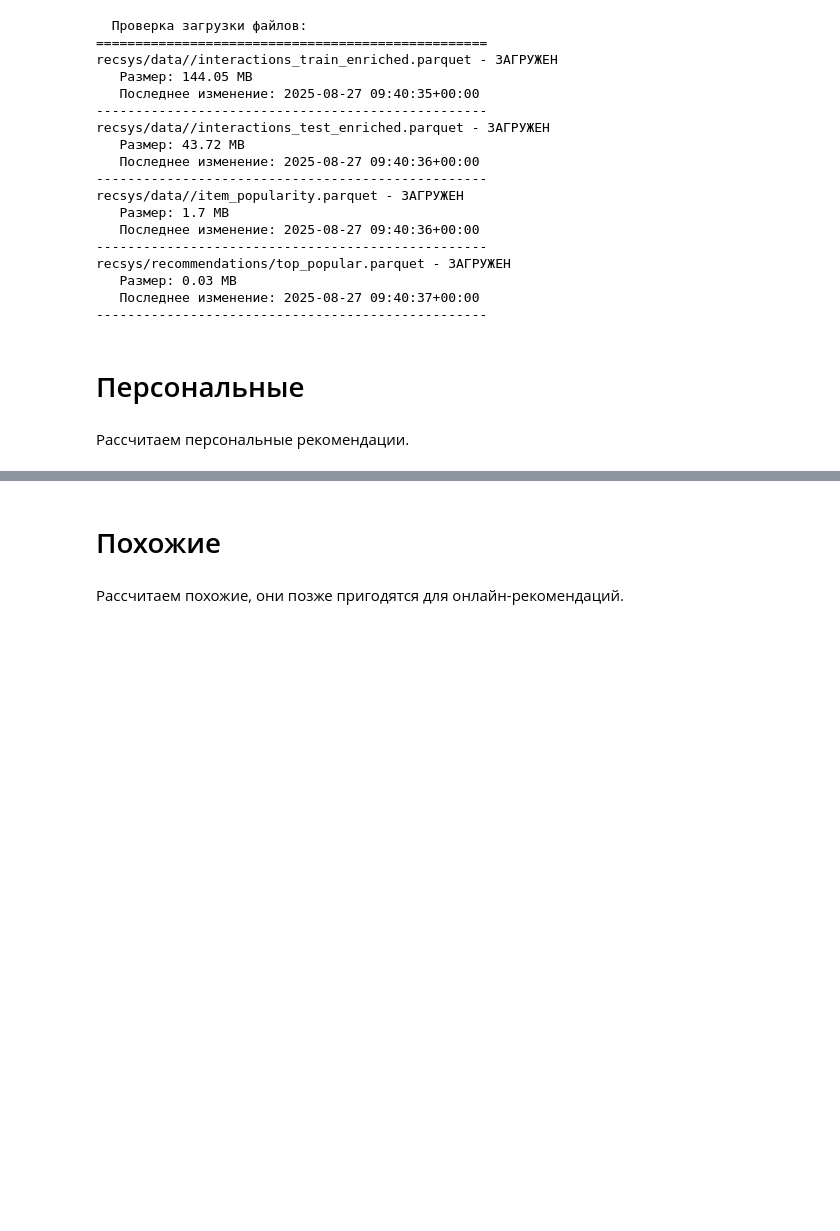
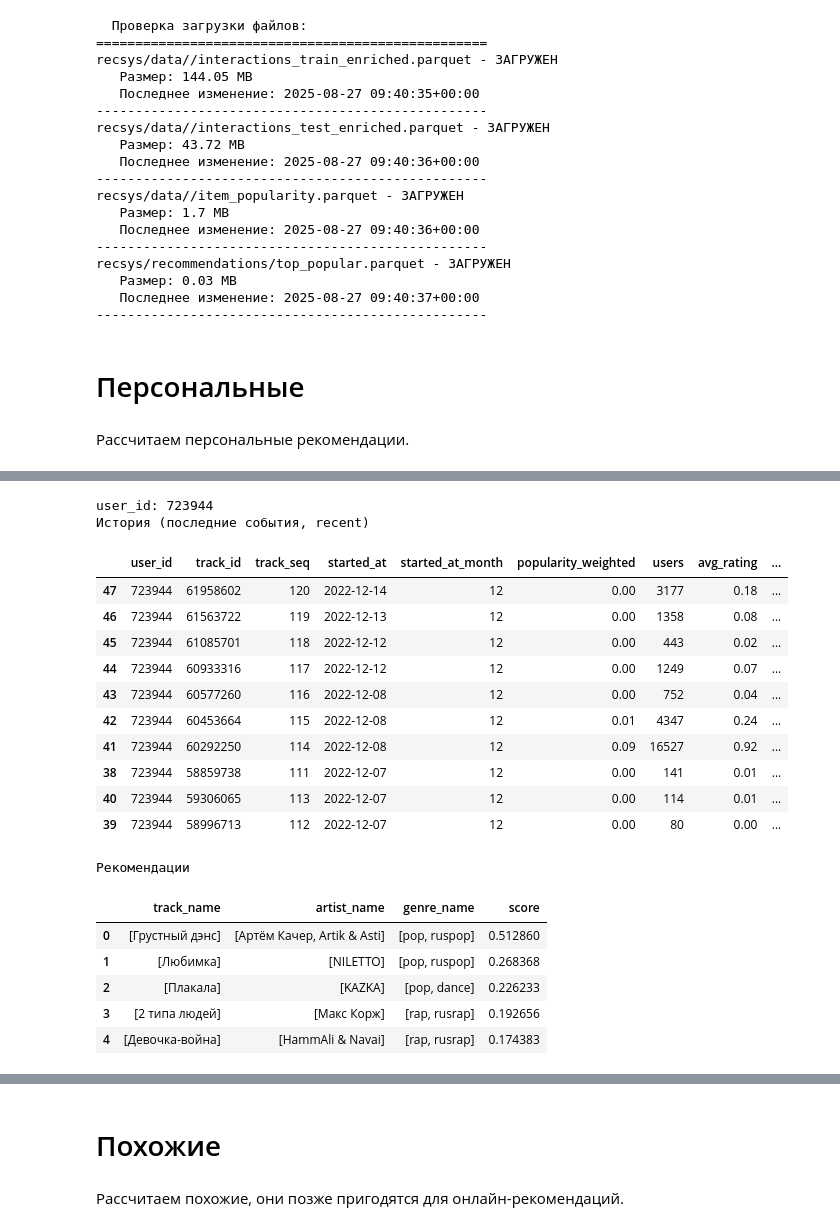
Before and after one commit to ozerge/mle-project-sprint-4-v001, a Jupyter notebook: recommendations.ipynb, the cells around one changed output, grey strips where cells are left out. Saved outputs shown, nothing was run; the diff lists cells and outputs as text; code cells hidden in the pictures; blank space fills up the shorter version.

```diff
--- a/recommendations.ipynb
+++ b/recommendations.ipynb
@@ -2236,0 +2308,16 @@ recsys/recommendations/top_popular.parquet - ЗАГРУЖЕН
+# %%
+# Получаем рекомендации для пользователя с помощью модели ALS:
+def get_recommendations_als(user_item_matrix, model, user_id, user_encoder, item_encoder, include_seen=True, n=5):
+    """
+    Возвращает отранжированные рекомендации для заданного пользователя
+    """
+    user_id_enc = user_encoder.transform([user_id])[0]
+    recommendations = model.recommend(
+         user_id_enc,
+         user_item_matrix[user_id_enc],
+         filter_already_liked_items=not include_seen,
+         N=n)
+    recommendations = pd.DataFrame({"track_id_enc": recommendations[0], "score": recommendations[1]})
+    recommendations["track_id"] = item_encoder.inverse_transform(recommendations["track_id_enc"])
+
+    return recommendations
@@ -2236,0 +2356,56 @@ recsys/recommendations/top_popular.parquet - ЗАГРУЖЕН
+# %%
+# Выбираем случайного пользователя
+user_id = events_train['user_id'].sample().iat[0]
+print(f"user_id: {user_id}")
+
+# Показываем историю пользователя
+print("История (последние события, recent)")
+user_history = (
+    events_train
+    .query("user_id == @user_id")
+    .merge(items[["track_id", "track_name", "artist_name", "genre_name"]], on="track_id")
+    .sort_values("started_at", ascending=False)  # сортируем от новых к старым
+)
+user_history_to_print = user_history.head(10)  # последние 10 событий
+display(user_history_to_print)
+
+# Получаем рекомендации
+print("Рекомендации")
+user_recommendations_als = get_recommendations_als(
+    user_item_matrix_train,
+    als_model,
+    user_id,
+    user_encoder,
+    item_encoder,
+    include_seen=False  # обычно не показываем уже просмотренные
+)
+
+# Обогащаем рекомендации метаданными
+user_recommendations_als = user_recommendations_als.merge(
+    items[["track_id", "track_name", "artist_name", "genre_name"]],
+    on="track_id",
+    how="left"
+)
+
+display(user_recommendations_als[["track_name", "artist_name", "genre_name", "score"]])
+# %% [output]
+user_id: 723944
+История (последние события, recent)
+|  | user_id | track_id | track_seq | started_at | started_at_month | popularity_weighted | users | avg_rating | ... |
+| 47 | 723944 | 61958602 | 120 | 2022-12-14 | 12 | 0.00 | 3177 | 0.18 | ... |
+| 46 | 723944 | 61563722 | 119 | 2022-12-13 | 12 | 0.00 | 1358 | 0.08 | ... |
+| 45 | 723944 | 61085701 | 118 | 2022-12-12 | 12 | 0.00 | 443 | 0.02 | ... |
+| 44 | 723944 | 60933316 | 117 | 2022-12-12 | 12 | 0.00 | 1249 | 0.07 | ... |
+| 43 | 723944 | 60577260 | 116 | 2022-12-08 | 12 | 0.00 | 752 | 0.04 | ... |
+| 42 | 723944 | 60453664 | 115 | 2022-12-08 | 12 | 0.01 | 4347 | 0.24 | ... |
+| 41 | 723944 | 60292250 | 114 | 2022-12-08 | 12 | 0.09 | 16527 | 0.92 | ... |
+| 38 | 723944 | 58859738 | 111 | 2022-12-07 | 12 | 0.00 | 141 | 0.01 | ... |
+| 40 | 723944 | 59306065 | 113 | 2022-12-07 | 12 | 0.00 | 114 | 0.01 | ... |
+| 39 | 723944 | 58996713 | 112 | 2022-12-07 | 12 | 0.00 | 80 | 0.00 | ... |
+Рекомендации
+|  | track_name | artist_name | genre_name | score |
+| 0 | [Грустный дэнс] | [Артём Качер, Artik & Asti] | [pop, ruspop] | 0.512860 |
+| 1 | [Любимка] | [NILETTO] | [pop, ruspop] | 0.268368 |
+| 2 | [Плакала] | [KAZKA] | [pop, dance] | 0.226233 |
+| 3 | [2 типа людей] | [Макс Корж] | [rap, rusrap] | 0.192656 |
+| 4 | [Девочка-война] | [HammAli & Navai] | [rap, rusrap] | 0.174383 |
```
Also changed, not shown: parts of 11 cells of this notebook, 1 other file.
